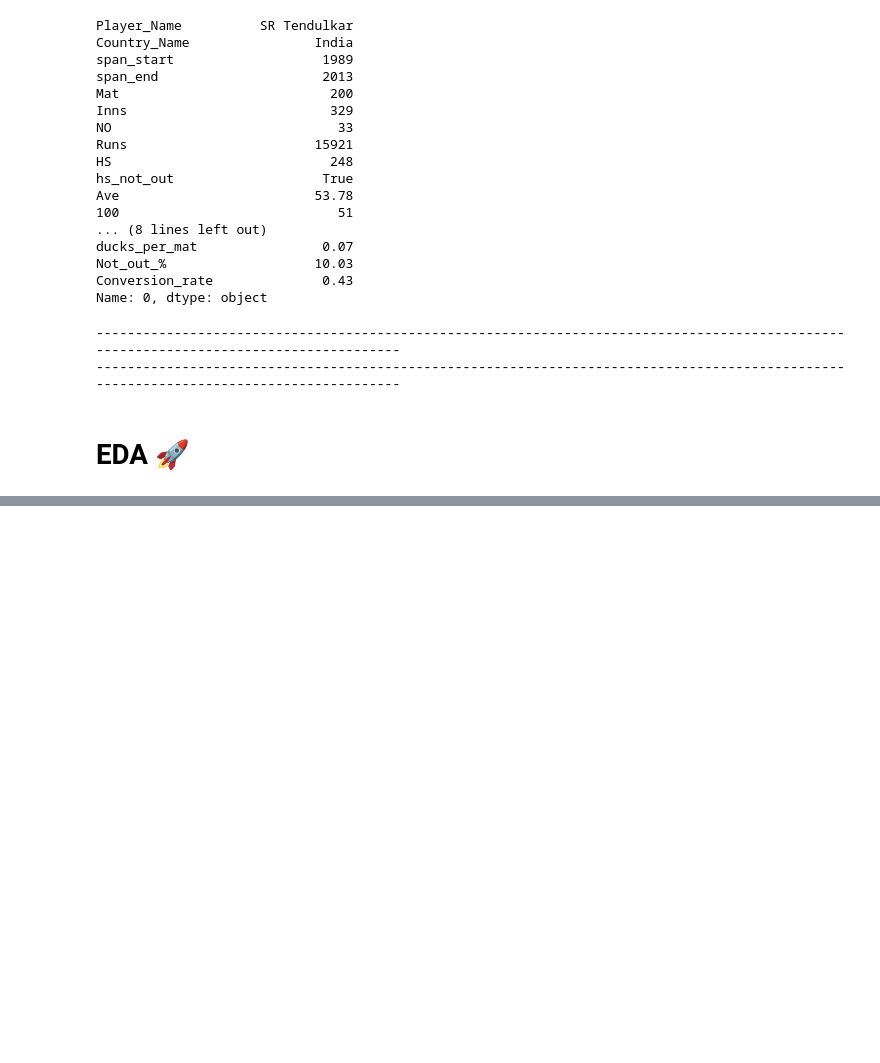
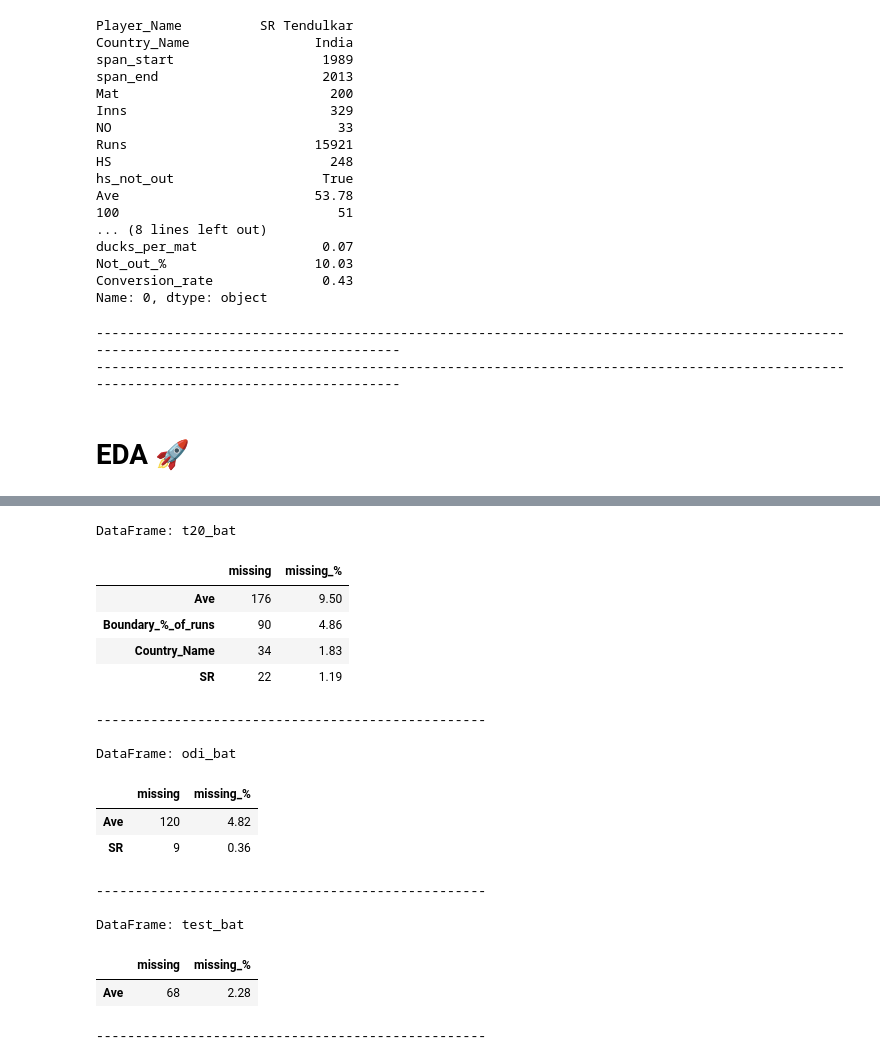
Before and after one commit to Rahul-Vashistt/ml-portfolio, a Jupyter notebook: EDA/eda_tabular.ipynb, the cells around one changed output, grey strips where cells are left out. Drawn from its saved outputs; the diff is of its cells as text; code cells hidden in the pictures; blank space fills up the shorter version.

```diff
--- a/EDA/eda_tabular.ipynb
+++ b/EDA/eda_tabular.ipynb
@@ -901,0 +933,24 @@ Name: 0, dtype: object
+# %%
+for name, df in df_dict.items():
+    print(f'\nDataFrame: {name}')
+    display(missing_table(df))
+    print('-'*50)
+# %% [output]
+DataFrame: t20_bat
+|  | missing | missing_% |
+| Ave | 176 | 9.50 |
+| Boundary_%_of_runs | 90 | 4.86 |
+| Country_Name | 34 | 1.83 |
+| SR | 22 | 1.19 |
+--------------------------------------------------
+
+DataFrame: odi_bat
+|  | missing | missing_% |
+| Ave | 120 | 4.82 |
+| SR | 9 | 0.36 |
+--------------------------------------------------
+
+DataFrame: test_bat
+|  | missing | missing_% |
+| Ave | 68 | 2.28 |
+--------------------------------------------------
```
Also changed, not shown: parts of 11 cells of this notebook, 1 other file.
